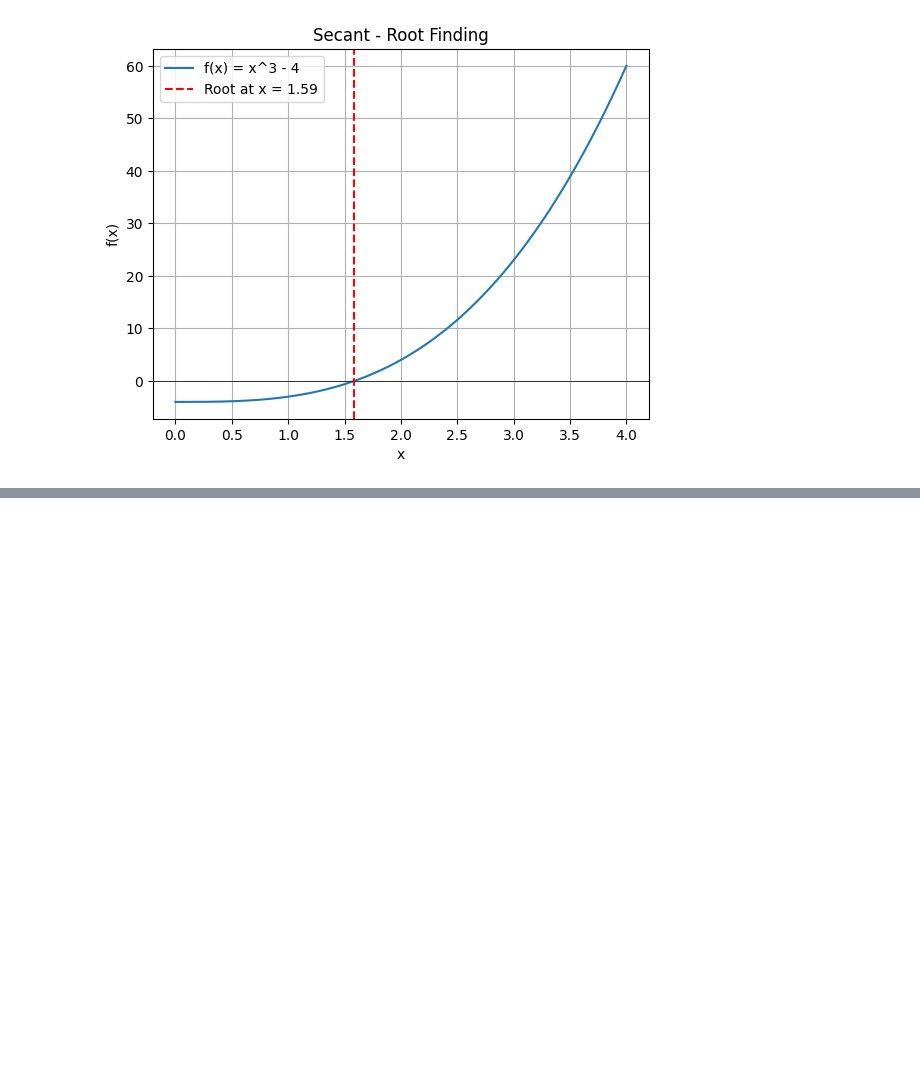
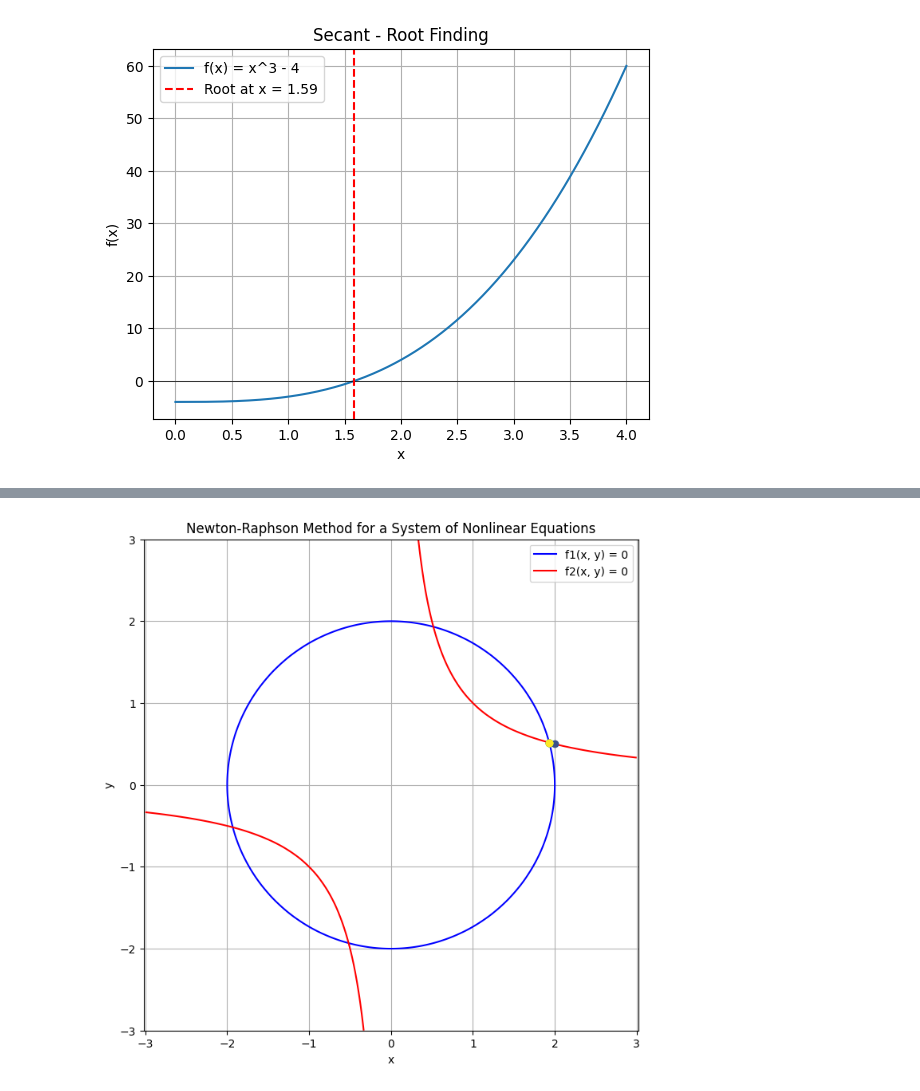
Before and after one commit to sazisblu/Sem-4-Labs, a Jupyter notebook: Numerical Methods/Lab-2/KCE080BCT035.ipynb, the cells around one changed output, grey strips where cells are left out. Cells and saved outputs as stored; diff of their text form; code cells hidden in the pictures; blank space fills up the shorter version.

```diff
--- a/Numerical Methods/Lab-2/KCE080BCT035.ipynb
+++ b/Numerical Methods/Lab-2/KCE080BCT035.ipynb
@@ -132,0 +169,82 @@ Root: 1.5865729937694886
+# %%
+import numpy as np
+import matplotlib.pyplot as plt
+from matplotlib import cm
+import matplotlib.lines as mlines
+
+# System of equations: F(x, y)
+def F(X):
+    x, y = X
+    return np.array([
+        x**2 + y**2 - 4,    # Circle: radius 2
+        x * y - 1           # Hyperbola
+    ])
+
+# Jacobian matrix of the system
+def J(X):
+    x, y = X
+    return np.array([
+        [2*x, 2*y],
+        [y, x]
+    ])
+
+# Newton-Raphson for systems
+def newton_raphson_system(F, J, x0, tol=1e-6, max_iter=20):
+    X = np.array(x0, dtype=float)
+    path = [X.copy()]
+
+    for i in range(max_iter):
+        Fx = F(X)
+        Jx = J(X)
+
+        try:
+            delta = np.linalg.solve(Jx, -Fx)
+        except np.linalg.LinAlgError:
+            print("Jacobian is singular. Cannot proceed.")
+            break
+
+        X += delta
+        path.append(X.copy())
+
+        if np.linalg.norm(Fx, ord=2) < tol:
+            break
+
+    return np.array(path)
+
+# Plot the system and iteration path
+def plot_system(F, path):
+    x_vals = np.linspace(-3, 3, 400)
+    y_vals = np.linspace(-3, 3, 400)
+    X, Y = np.meshgrid(x_vals, y_vals)
+
+    F1 = X**2 + Y**2 - 4      # f1
+    F2 = X * Y - 1            # f2
+
+    plt.figure(figsize=(8, 8))
+    c1 = plt.contour(X, Y, F1, levels=[0], colors='blue', linewidths=1.5)
+    c2 = plt.contour(X, Y, F2, levels=[0], colors='red', linewidths=1.5)
+
+    # Plot iteration path
+    colors = cm.viridis(np.linspace(0, 1, len(path)))
+    for i in range(1, len(path)):
+        plt.plot([path[i-1][0], path[i][0]], [path[i-1][1], path[i][1]],
+                 color=colors[i], marker='o')
+
+    # Labels and legend
+    blue_line = mlines.Line2D([], [], color='blue', label='f1(x, y) = 0')
+    red_line = mlines.Line2D([], [], color='red', label='f2(x, y) = 0')
+    plt.legend(handles=[blue_line, red_line])
+    plt.xlabel("x")
+    plt.ylabel("y")
+    plt.grid(True)
+    plt.title("Newton-Raphson Method for a System of Nonlinear Equations")
+    plt.axis('equal')
+    plt.show()
+
+# Run the solver
+x0 = [2.0, 0.5]  # Improved initial guess
+path = newton_raphson_system(F, J, x0)
+
+print(f"Approximate solution: x = {path[-1][0]:.6f}, y = {path[-1][1]:.6f}")
+plot_system(F, path)
+# %% [output]
@@ -132,0 +252 @@ Root: 1.5865729937694886
+[figure, added]
```
Also changed, not shown: parts of 7 cells of this notebook.
